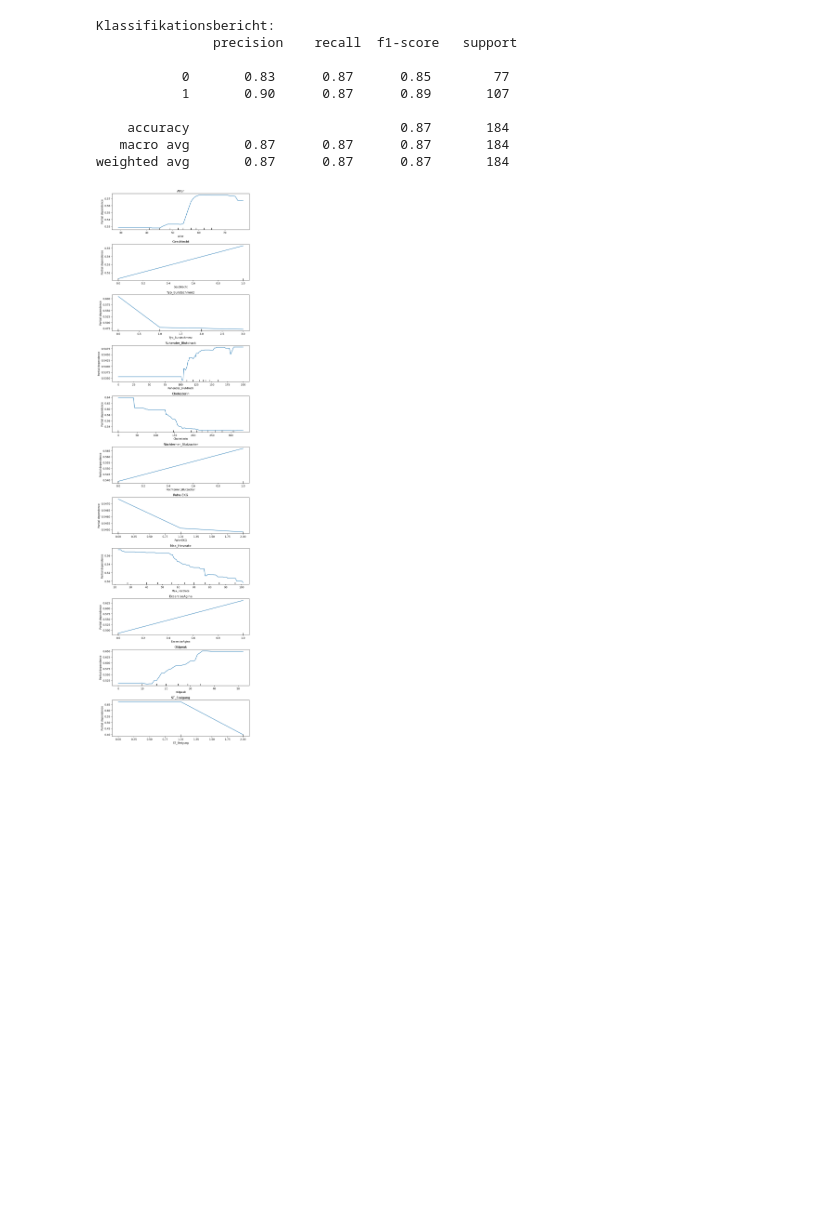
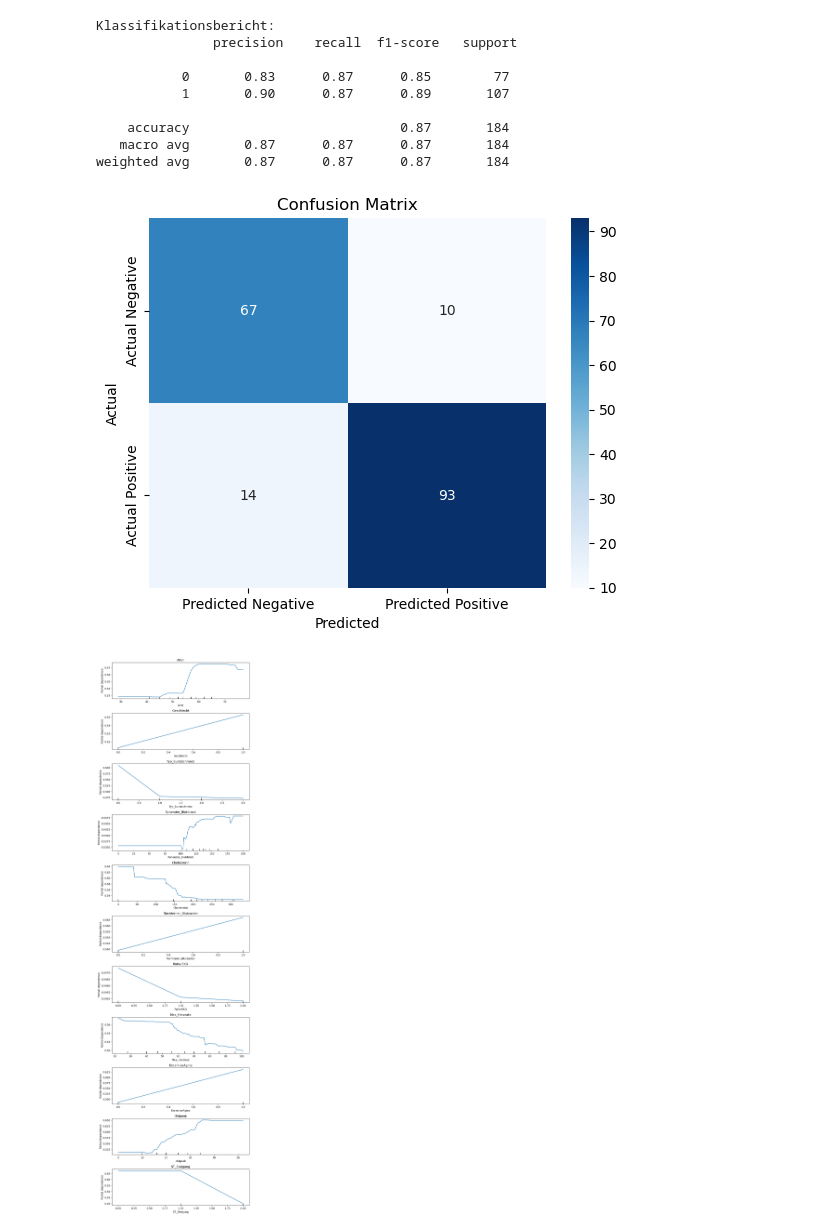
Before and after one commit to OOS-Team/DsKi_Erkl-rbarkeit_Algorithmen, a Jupyter notebook: Heart Failure/heart_failure.ipynb, the cells around one changed output. Drawn from its saved outputs; the diff is of its cells as text; code cells hidden in the pictures; blank space fills up the shorter version.

```diff
--- a/Heart Failure/heart_failure.ipynb
+++ b/Heart Failure/heart_failure.ipynb
@@ -283,0 +297,3 @@ array([[67, 14],
+# %%
+conf_matrix_rf = confusion_matrix(y_test_rf, y_pred_rf)
+print("Konfusionsmatrix:\n", conf_matrix_lg)
@@ -294,6 +314,17 @@ Klassifikationsbericht:
     accuracy                           0.87       184
    macro avg       0.87      0.87      0.87       184
 weighted avg       0.87      0.87      0.87       184
+# %%
+# Erstellung einer Heatmap zur visuellen Darstellung der Konfusionsmatrix
+sns.heatmap(conf_matrix_rf, annot=True, fmt="d", cmap="Blues",
+            xticklabels=["Predicted Negative", "Predicted Positive"],
+            yticklabels=["Actual Negative", "Actual Positive"])
+plt.ylabel('Actual')
+plt.xlabel('Predicted')
+plt.title('Confusion Matrix')
+plt.show()
+# %% [output]
+[figure, added]
 # %%
 # Ihre Feature-Namen
 feature_names = ["Alter", "Geschlecht", "Typ_Burstschmerz", "Ruhender_Blutdruck", "Cholesterin", "Nüchterner_Blutzucker", "Ruhe-EKG", "Max_Herzrate", "ExcerciseAgina", "Oldpeak", "ST_Steigung"]
```
Also changed, not shown: parts of 9 cells of this notebook.
